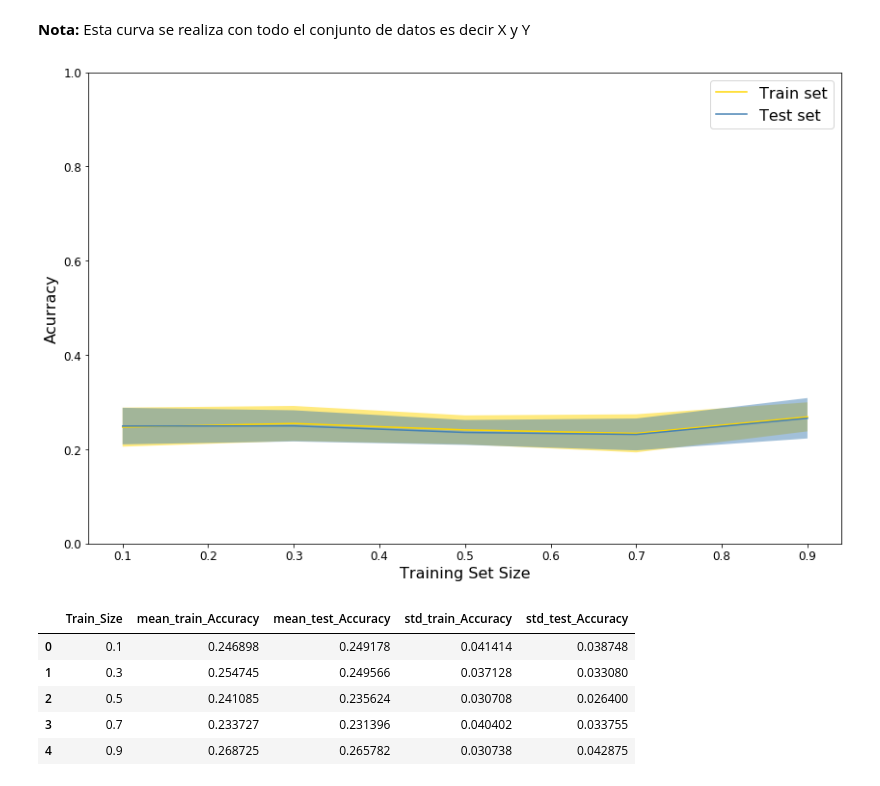
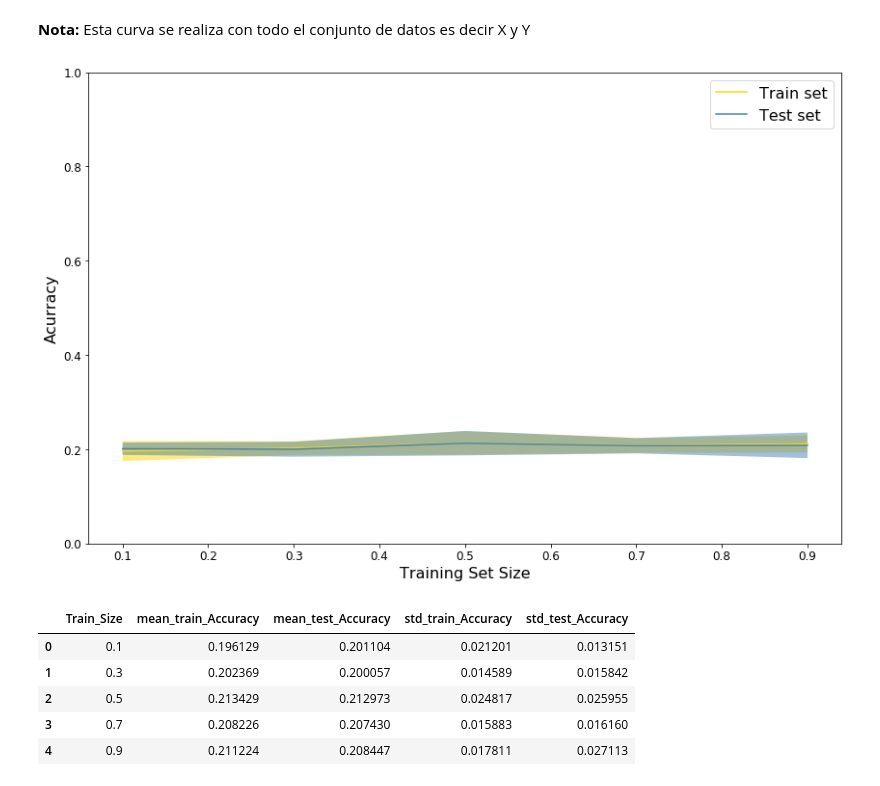
Before and after one commit to josearangos/Voice_Recognition, a Jupyter notebook: pipelines/GMM_V_1.ipynb, the cells around one changed output. Drawn from its saved outputs; the diff is of its cells as text; code cells hidden in the pictures.

```diff
--- a/pipelines/GMM_V_1.ipynb
+++ b/pipelines/GMM_V_1.ipynb
@@ -234,16 +244,16 @@ def learning_curve(model,best_parameters,folds, X,Y,groups=groups, suptitle='',
     df_split_params = pd.DataFrame(data)
     return df_split_params
 # %%
-best_params_GMM = {"covariance_type": ["diag"], "n_components": [4]}
+best_params_GMM = {'covariance_type': ['full'], 'n_components': [5]}
 df_split_params =learning_curve(model=GMM,best_parameters=best_params_GMM,folds=10, X=X,Y=Y,groups=groups)
 # %% [output]
-[figure, old version]
+[figure, new version]
 # %%
 df_split_params
 # %% [output]
 |  | Train_Size | mean_train_Accuracy | mean_test_Accuracy | std_train_Accuracy | std_test_Accuracy |
-| 0 | 0.1 | 0.246898 | 0.249178 | 0.041414 | 0.038748 |
-| 1 | 0.3 | 0.254745 | 0.249566 | 0.037128 | 0.033080 |
-| 2 | 0.5 | 0.241085 | 0.235624 | 0.030708 | 0.026400 |
-| 3 | 0.7 | 0.233727 | 0.231396 | 0.040402 | 0.033755 |
-| 4 | 0.9 | 0.268725 | 0.265782 | 0.030738 | 0.042875 |
+| 0 | 0.1 | 0.196129 | 0.201104 | 0.021201 | 0.013151 |
+| 1 | 0.3 | 0.202369 | 0.200057 | 0.014589 | 0.015842 |
+| 2 | 0.5 | 0.213429 | 0.212973 | 0.024817 | 0.025955 |
+| 3 | 0.7 | 0.208226 | 0.207430 | 0.015883 | 0.016160 |
+| 4 | 0.9 | 0.211224 | 0.208447 | 0.017811 | 0.027113 |
```
Also changed, not shown: parts of 4 cells of this notebook, 1 other file.
